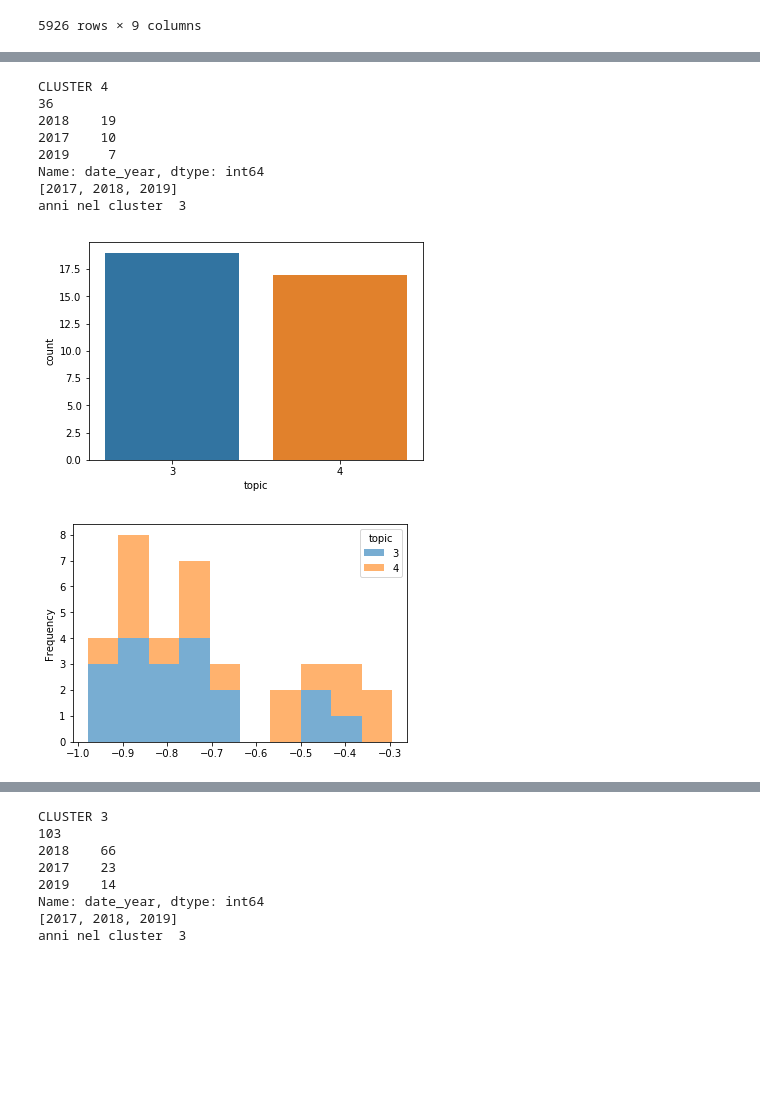
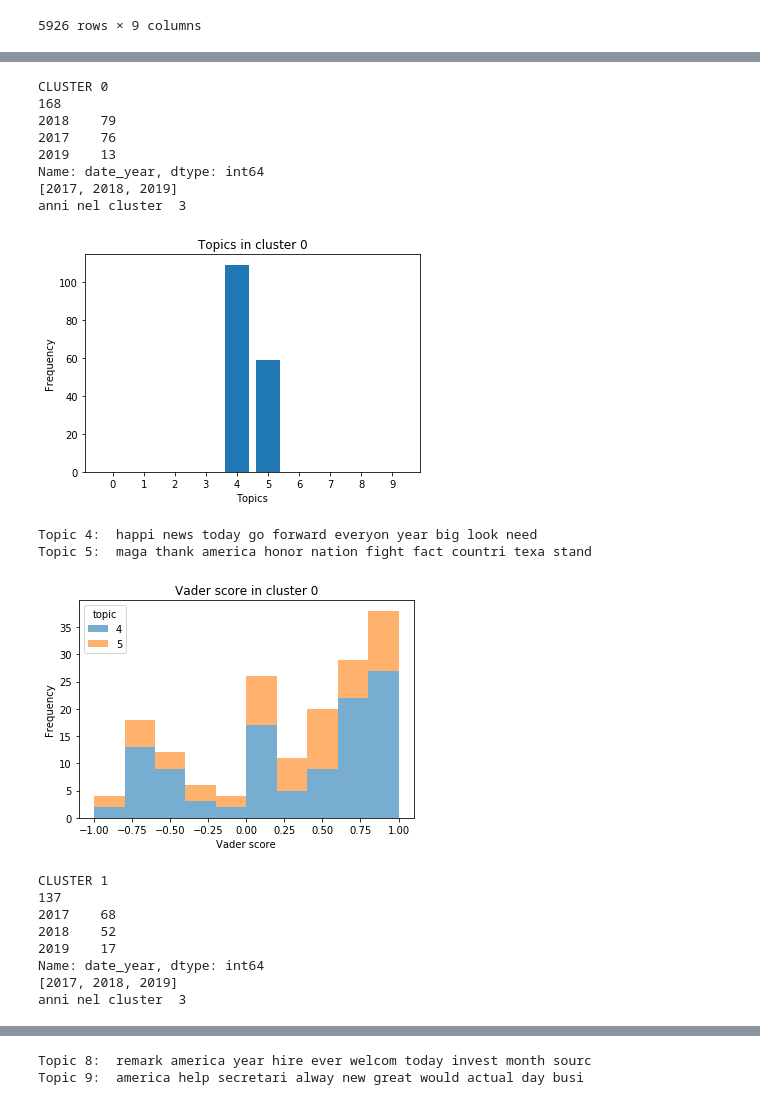
Before and after one commit to Gneur11/TextAnalytics2, a Jupyter notebook: ldaTest.ipynb, the cells around one changed output, grey strips where cells are left out. Drawn from its saved outputs; the diff is of its cells as text; code cells hidden in the pictures; blank space fills up the shorter version.

```diff
--- a/ldaTest.ipynb
+++ b/ldaTest.ipynb
@@ -34,7 +34,7 @@ def compute_coherence_values(dictionary, doc_term_matrix, doc_clean, stop, start
     for num_topics in range(start, stop, step):
         # generate LSA model
         #model = LsiModel(doc_term_matrix, num_topics=num_topics, id2word = dictionary)  # train model
-        model = LdaModel(doc_term_matrix, num_topics=num_topics, id2word=dictionary)
+        model = LdaModel(doc_term_matrix, num_topics=num_topics, id2word=dictionary,alpha="auto",eval_every=5)
         model_list.append(model)
         coherencemodel = CoherenceModel(model=model, texts=doc_clean, dictionary=dictionary, coherence='c_v')
         coherence_values.append(coherencemodel.get_coherence())
@@ -109,7 +109,7 @@ data
 | 37269 | 117073 | 25856 | 3 | 2019 | 13 | today it was my great honor to we... | today great honor welcom prime mi... | ... |
 5926 rows × 9 columns
 # %%
-majorCluster = 2
+majorCluster = 1
 d1 = data[data["labels"] == majorCluster ]
 
 
@@ -117,6 +117,6 @@ stemmed_words = pd.Series(' '.join(d1['modded1_stemmed']).split()).value_counts(
 print(stemmed_words)
 
 stemmed_words = stemmed_words[3:]
-stemmed_words = stemmed_words[stemmed_words > 3]
+stemmed_words = stemmed_words[stemmed_words > 5]
 d1['m'] = data['modded1_stemmed'].apply(lambda x: " ".join(x for x in x.split() if x in stemmed_words))
 # %% [output]
@@ -302,9 +320,9 @@ for c in range(2,22):
 # %%
-res1 = res.drop(["week_year","date_month","hour","noTags_punct","modded1_stemmed","labels","favorite_count","retweet_count","m"],axis=1)
-dataWithText = res.drop(["week_year","hour","noTags_punct","modded1_stemmed","labels","favorite_count","retweet_count"],axis=1)
+res1 = res.drop(["week_year","date_month","noTags_punct","modded1_stemmed","labels","favorite_count","retweet_count","m"],axis=1)
+dataWithText = res.drop(["week_year","noTags_punct","modded1_stemmed","labels","favorite_count","retweet_count"],axis=1)
 # %%
 print(res1.columns)
-clustering = AgglomerativeClustering(affinity='cosine', linkage='average', n_clusters=8) #50 sembra nice, 70 meh
+clustering = AgglomerativeClustering(affinity='cosine', linkage='average', n_clusters=6) #50 sembra nice, 70 meh
 clustering.fit(res1)
 labels = clustering.labels_
 d = silhouette_score(res1, labels,metric='cosine')
@@ -321,44 +339,70 @@ Index(['date_year', 'vaderScore', 'topic', '2016', '2nd', 'abc', 'absolut',
 res1["labels"] = labels
 dataWithText["labels"] = labels
 # %%
-
 for cluster in res1["labels"].unique():
     g1 = res1[res1["labels"] == cluster]
    # temp = dataWithText[dataWithText["labels"] == cluster]
 
 
     #meanTfOrdered = sorted(meanTf, key=itemgetter(1),reverse = True)
     #print("cluster ",cluster," lunghezza ", len(g1), ":\n", str(meanTfOrdered[0:5]) + "\n")
     print("CLUSTER " + str(cluster))
     print(len(g1))
     print(g1["date_year"].value_counts())
     print(g1["date_year"].unique().tolist())
     print("anni nel cluster ", len(g1["date_year"].unique().tolist()))
     #print(temp["week_year"].unique().tolist())
    # print("numero di settimane in cluster", len(temp["week_year"].unique().tolist()))
 
     #plt.hist(g1["topic"],bins=[0,1,2,3,4,5,6,7,8,9,10])
     #plt.title("topicdistrib in cluster " + str(cluster))
     #plt.show()
-    sns.countplot(g1["topic"])
+
+    #plot bar chart with topics
+    counts = g1["topic"].value_counts()
+    arr = [0 for x in range(0,nTopics)]
+    topicStrings = []
+    for i in range(0,len(arr)):
+        if i in counts:
+            arr[i] = counts[i]
+            topicStr = ""
+            for el in topics[i][1]:
+                topicStr += " " + el[0]
+            topicStrings.append([i,topicStr])
+    ind = [i for i in range(0,nTopics)]
+    plt.bar(ind,arr)
+    plt.title("Topics in cluster " + str(cluster))
+    plt.xticks(np.arange(0, nTopics, step=1))
+    plt.xlabel("Topics")
+    plt.ylabel("Frequency")
     plt.show()
 
-    g1.pivot(columns='topic').vaderScore.plot(kind = 'hist',alpha=0.6,stacked=True)
+    for el in topicStrings:
+        print("Topic " + str(el[0]) + ": " + el[1])
+
+
+    g1.pivot(columns='topic').vaderScore.plot(kind = 'hist',alpha=0.6,stacked=True,bins=[-1,-0.8,-0.6,-0.4,-0.2,0,0.2,0.4,0.6,0.8,1])
+    plt.title("Vader score in cluster " + str(cluster) )
+    plt.xlabel("Vader score")
     plt.show()
-
-    plt.hist(g1["vaderScore"],bins=[-1,-0.8,-0.6,-0.4,-0.2,0,0.2,0.4,0.6,0.8,1],label=g1["topic"].unique().tolist())
-    plt.title("Vader score in cluster " + str(cluster) )
-    plt.show()
-
-    #try to make a stacked histogram to see how he differentiates the topics and what he's talking about
 # %% [output]
-CLUSTER 4
-36
-2018    19
-2017    10
-2019     7
+CLUSTER 0
+168
+2018    79
+2017    76
+2019    13
 Name: date_year, dtype: int64
 [2017, 2018, 2019]
 anni nel cluster  3
-[figure, old version]
+[figure, new version]
+Topic 4:  happi news today go forward everyon year big look need
+Topic 5:  maga thank america honor nation fight fact countri texa stand
-[figure, old version]
+[figure, new version]
+CLUSTER 1
+137
+2017    68
+2018    52
+2019    17
+Name: date_year, dtype: int64
+[2017, 2018, 2019]
+anni nel cluster  3
@@ -366,8 +410,2 @@ anni nel cluster  3
-CLUSTER 3
-103
-2018    66
-2017    23
-2019    14
-Name: date_year, dtype: int64
-[2017, 2018, 2019]
-anni nel cluster  3
+Topic 8:  remark america year hire ever welcom today invest month sourc
+Topic 9:  america help secretari alway new great would actual day busi
```
Also changed, not shown: parts of 10 cells of this notebook.
